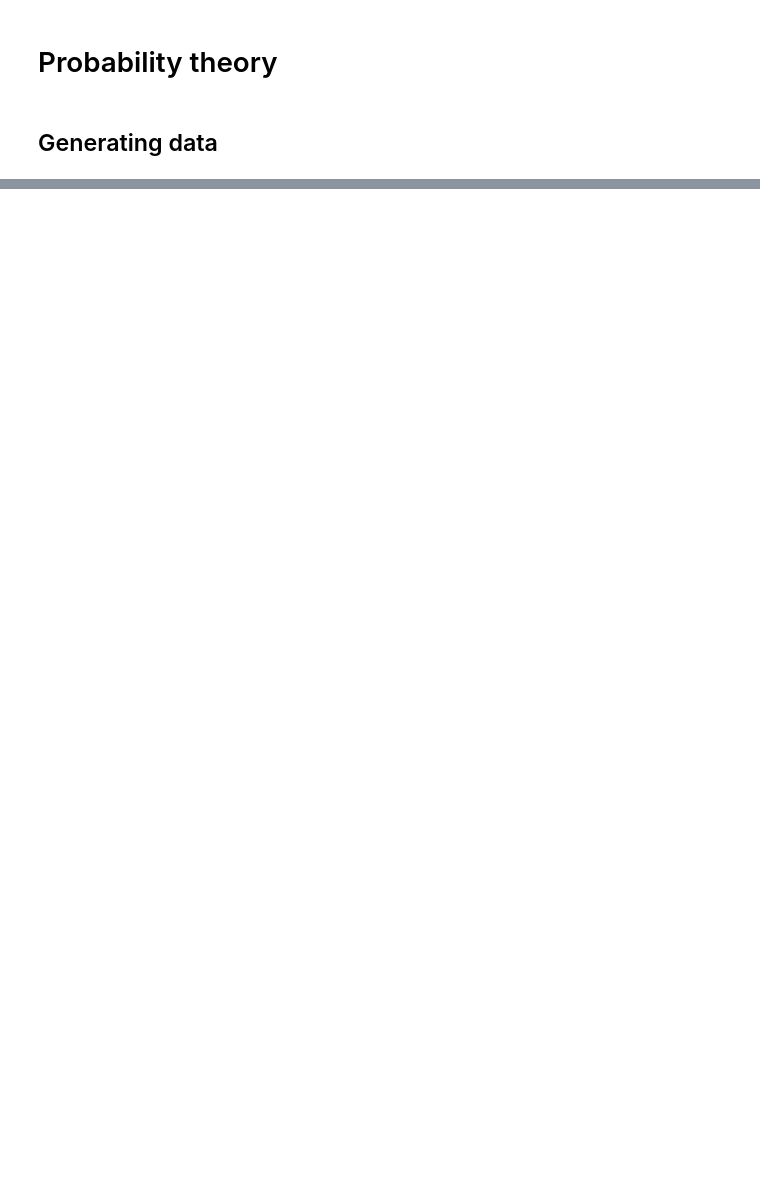
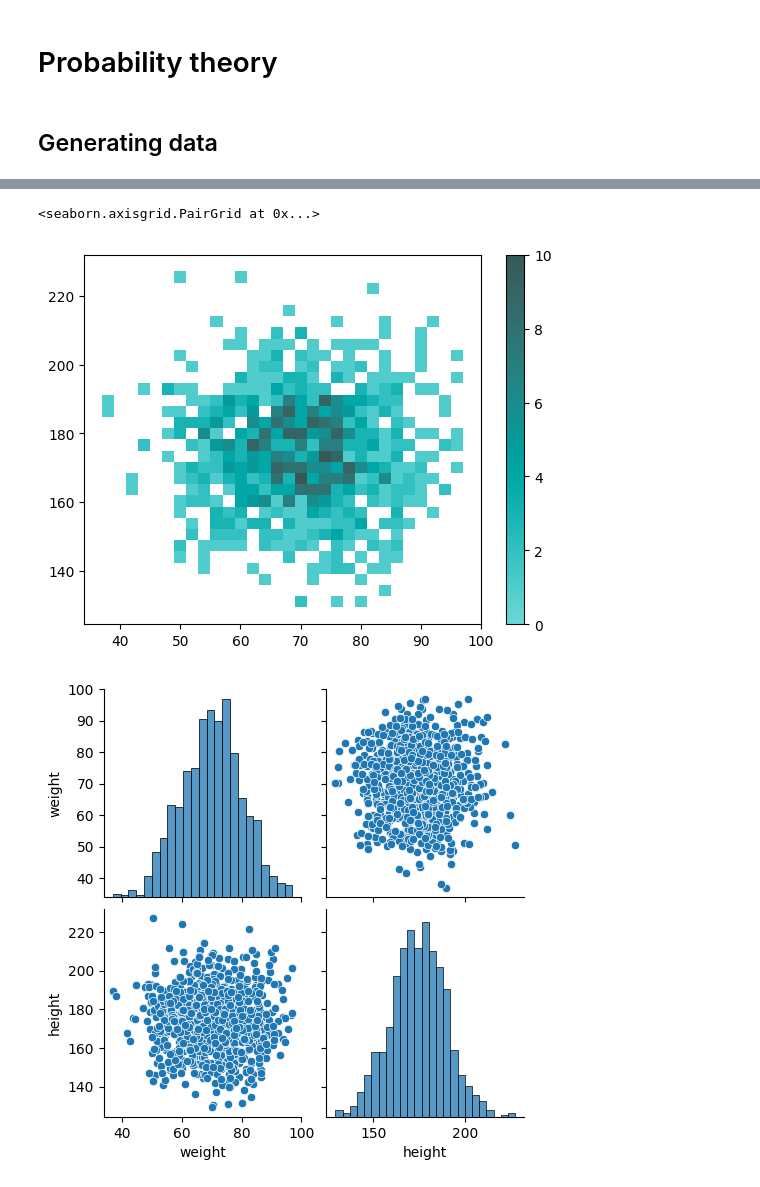
Before and after one commit to Benji19967/probability, a Jupyter notebook: notebooks/distributions.ipynb, the cells around one changed output, grey strips where cells are left out. Saved outputs shown, nothing was run; the diff lists cells and outputs as text; code cells hidden in the pictures; blank space fills up the shorter version.

Commit message:
feat: add plots for correlated and uncorrelated joint pdfs

```diff
--- a/notebooks/distributions.ipynb
+++ b/notebooks/distributions.ipynb
@@ -19,0 +21,23 @@ sns.histplot(data, bins=30, kde=True, color="teal")
+# %%
+# Joint pdf of weight and height -- assuming they are independent
+rng = np.random.default_rng()
+
+# weight
+mean = 70
+std_dev = 10
+num_samples = 1000
+weight = rng.normal(mean, std_dev, num_samples)
+
+# height
+mean = 175
+std_dev = 15
+num_samples = 1000
+height = rng.normal(mean, std_dev, num_samples)
+
+sns.histplot(x=weight, y=height, bins=30, kde=True, color="teal", cbar=True)
+df = pd.DataFrame({"weight": weight, "height": height})
+sns.pairplot(df)
+# %% [output]
+<seaborn.axisgrid.PairGrid at 0x...>
+[figure, added]
+[figure, added]
```
Also changed, not shown: parts of 3 cells of this notebook, 3 other files.
